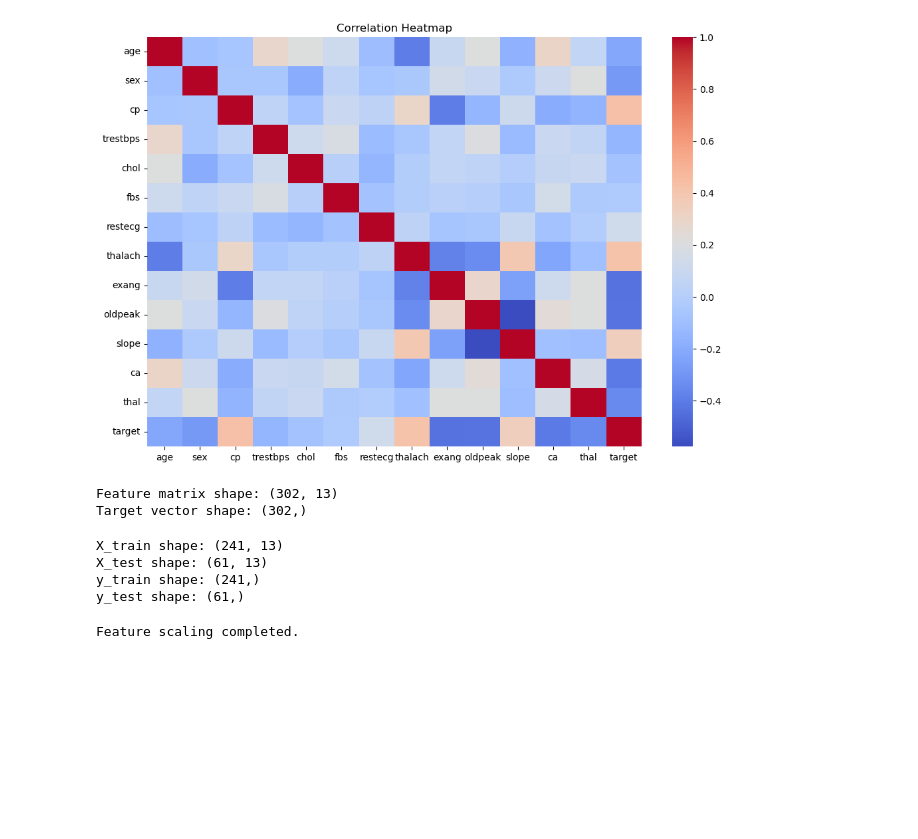
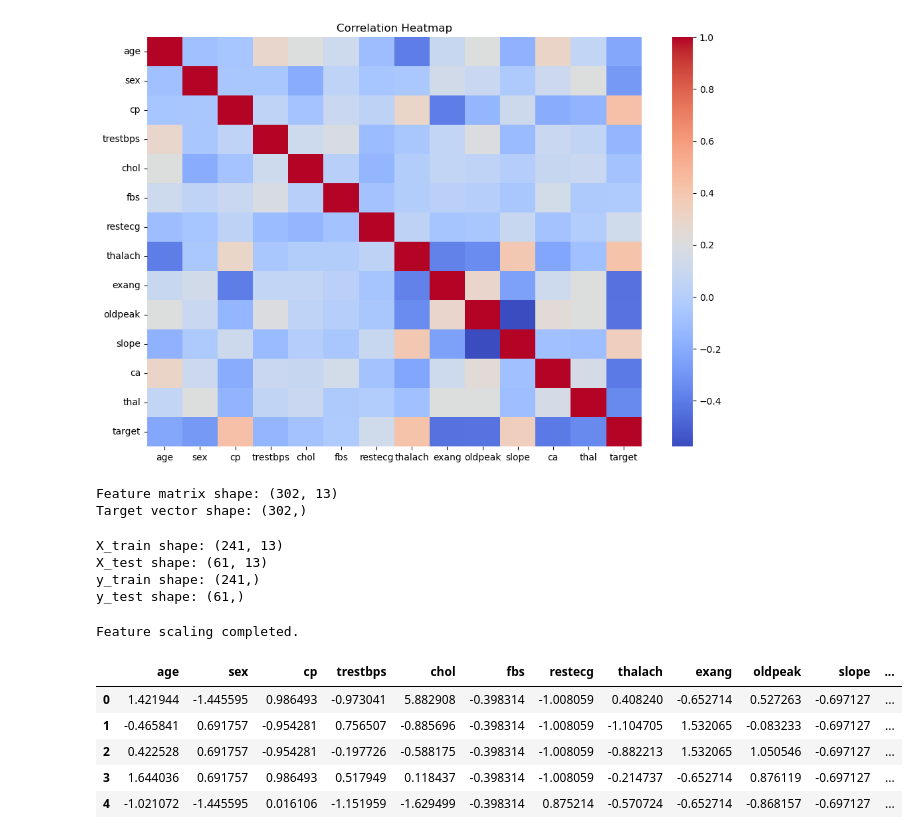
Before and after one commit to hashini2003-git/ml-heart-disease-assignment, a Jupyter notebook: Untitled.ipynb, the cells around one changed output. Cells and saved outputs as stored; diff of their text form; code cells hidden in the pictures; blank space fills up the shorter version.

Commit message:
Show first 5 rows of scaled training data

```diff
--- a/Untitled.ipynb
+++ b/Untitled.ipynb
@@ -180,3 +180,12 @@ Feature scaling completed.
 # %%
 X_train_scaled_df = pd.DataFrame(X_train_scaled, columns=X.columns)
 X_test_scaled_df = pd.DataFrame(X_test_scaled, columns=X.columns)
+# %%
+X_train_scaled_df.head()
+# %% [output]
+|  | age | sex | cp | trestbps | chol | fbs | restecg | thalach | exang | oldpeak | slope | ... |
+| 0 | 1.421944 | -1.445595 | 0.986493 | -0.973041 | 5.882908 | -0.398314 | -1.008059 | 0.408240 | -0.652714 | 0.527263 | -0.697127 | ... |
+| 1 | -0.465841 | 0.691757 | -0.954281 | 0.756507 | -0.885696 | -0.398314 | -1.008059 | -1.104705 | 1.532065 | -0.083233 | -0.697127 | ... |
+| 2 | 0.422528 | 0.691757 | -0.954281 | -0.197726 | -0.588175 | -0.398314 | -1.008059 | -0.882213 | 1.532065 | 1.050546 | -0.697127 | ... |
+| 3 | 1.644036 | 0.691757 | 0.986493 | 0.517949 | 0.118437 | -0.398314 | -1.008059 | -0.214737 | -0.652714 | 0.876119 | -0.697127 | ... |
+| 4 | -1.021072 | -1.445595 | 0.016106 | -1.151959 | -1.629499 | -0.398314 | 0.875214 | -0.570724 | -0.652714 | -0.868157 | -0.697127 | ... |
```
